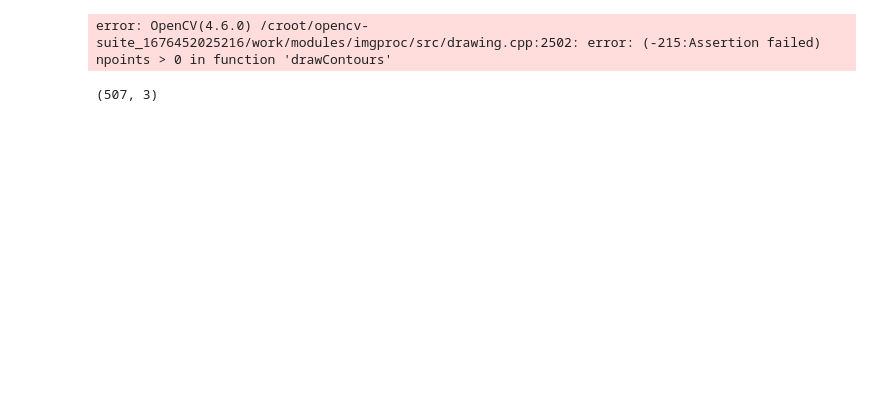
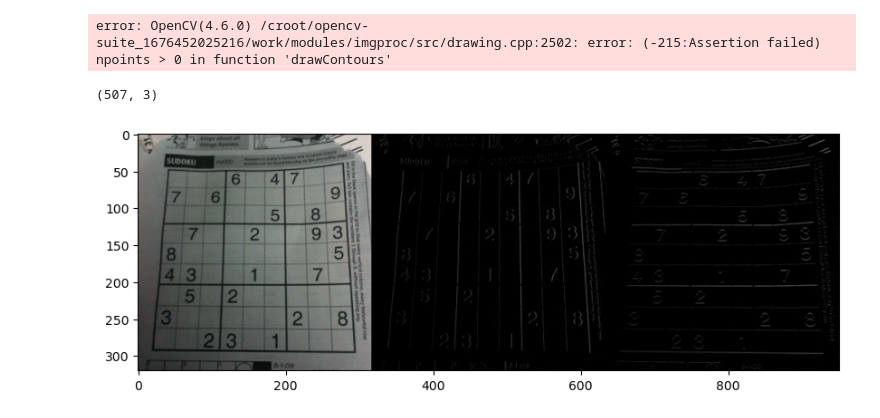
Before and after one commit to K-hyewon/ImageProcessing, a Jupyter notebook: 0407_Contour.ipynb, the cells around one changed output. Drawn from its saved outputs; the diff is of its cells as text; code cells hidden in the pictures; blank space fills up the shorter version.

```diff
--- a/0407_Contour.ipynb
+++ b/0407_Contour.ipynb
@@ -134,3 +134,25 @@ error: OpenCV(4.6.0) /croot/opencv-suite_1676452025216/work/modules/imgproc/src/
 pixelpoints.shape
 # %% [output]
 (507, 3)
+# %%
+import cv2
+import numpy as np
+import matplotlib.pyplot as plt
+
+path = '../DIP/OpenCV_Python_Tutorial/images/sudoku.jpg'
+img = cv2.imread(path)
+
+gx_kernel = np.array([[-1,1]])
+gy_kernel = np.array([[-1],[1]])
+
+x_edge = cv2.filter2D(img, -1, gx_kernel)  # -1은 ddtype (원래 이미지의 type)  / => cv2.CV_32F / cv2.CV_64F 등 다른걸로도 해보기
+y_edge = cv2.filter2D(img, -1, gy_kernel)
+
+results = np.hstack((img, x_edge, y_edge))
+
+plt.figure(figsize=(10,10))
+plt.imshow(img)
+plt.imshow(results)
+plt.show()
+# %% [output]
+[figure, added]
```
Also changed, not shown: parts of 4 cells of this notebook.
